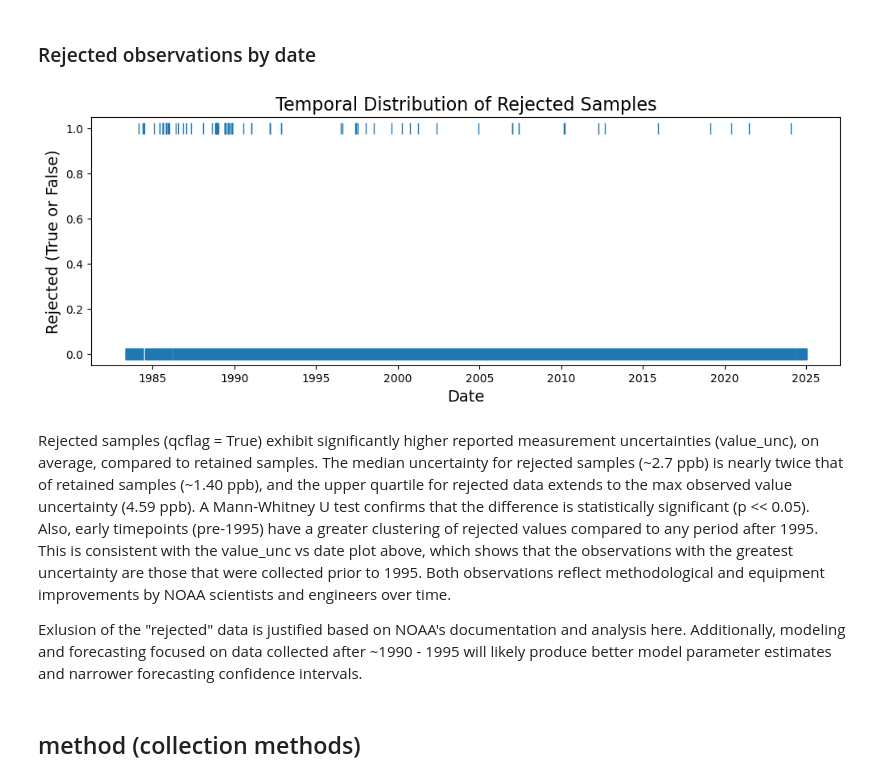
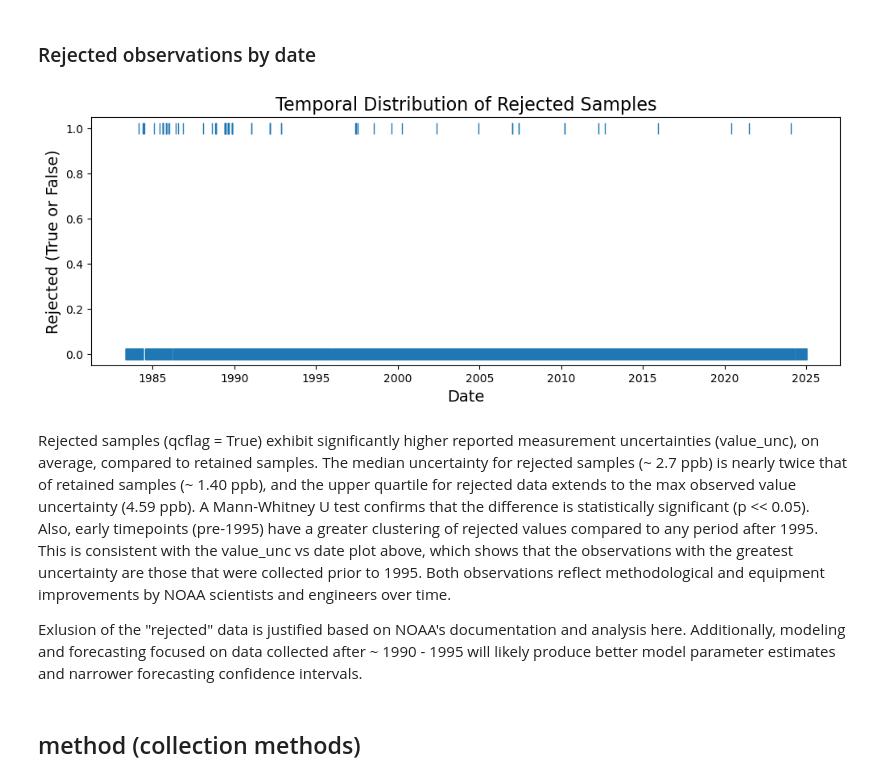
Before and after one commit to apl888/greenhouse-gas-forecasting, a Jupyter notebook: notebooks/2_ch4_eda.ipynb, the cells around one changed output. Saved outputs shown, nothing was run; the diff lists cells and outputs as text; code cells hidden in the pictures.

```diff
--- a/notebooks/2_ch4_eda.ipynb
+++ b/notebooks/2_ch4_eda.ipynb
@@ -161,7 +174,7 @@ Number of value_unc == -999.999: 22
 # plot the value_unc values vs date to investigate any trend.  The references suggest that the data collection
 # and retrieval methods have improved over time.  So, the expectation is to see lower value uncertainty over time.
 
-filtered_df = df[df['value_unc'] != -999.999]
+filtered_df = df[df['value_unc'] != -999.999].copy()
 filtered_df.plot(y='value_unc')
 plt.title('Value Uncertainty Vs. Date', fontsize=16)
 plt.ylabel('Value Uncertainty', fontsize=14)
@@ -258,7 +271,7 @@ Percent of rejected observations in the dataset: 1.21%
 # %%
 # explore any correlation between rejected observations and value_unc values
 
-df['rejected'] = df['qcflag'].isin(['M..', 'C..', 'B..'])
+filtered_df['rejected'] = filtered_df['qcflag'].isin(['M..', 'C..', 'B..'])
 
 sns.boxplot(x='rejected', y='value_unc', data=filtered_df)
 plt.title('Uncertainty Distribution for Retained vs Rejected Samples', fontsize=16)
@@ -292,19 +305,19 @@ The Mann-Whitney U test rejectes the null hypothesis that there is no difference
 # %%
 # determine if rejected observations are clustered by date
 
 plt.figure(figsize=(12,4))
-plt.plot(df.index, df['rejected'], '|', markersize=10)
+plt.plot(filtered_df.index, filtered_df['rejected'], '|', markersize=10)
 plt.title('Temporal Distribution of Rejected Samples', fontsize=16)
 plt.ylabel('Rejected (True or False)', fontsize=14)
 plt.xlabel('Date', fontsize=14)
 plt.show()
 # %% [output]
-[figure, old version]
+[figure, new version]
 # %% [markdown]
-Rejected samples (qcflag = True) exhibit significantly higher reported measurement uncertainties (value_unc), on average, compared to retained samples.  The median uncertainty for rejected samples (~2.7 ppb) is nearly twice that of retained samples (~1.40 ppb), and the upper quartile for rejected data extends to the max observed value uncertainty (4.59 ppb). A Mann-Whitney U test confirms that the difference is statistically significant (p << 0.05).
+Rejected samples (qcflag = True) exhibit significantly higher reported measurement uncertainties (value_unc), on average, compared to retained samples.  The median uncertainty for rejected samples (~ 2.7 ppb) is nearly twice that of retained samples (~ 1.40 ppb), and the upper quartile for rejected data extends to the max observed value uncertainty (4.59 ppb). A Mann-Whitney U test confirms that the difference is statistically significant (p << 0.05).
 Also, early timepoints (pre-1995) have a greater clustering of rejected values compared to any period after 1995.  This is consistent with the value_unc vs date plot above, which shows that the observations with the greatest uncertainty are those that were collected prior to 1995. Both observations reflect methodological and equipment improvements by NOAA scientists and engineers over time.
 
-Exlusion of the "rejected" data is justified based on NOAA's documentation and analysis here.  Additionally, modeling and forecasting focused on data collected after ~1990 - 1995 will likely produce better model parameter estimates and narrower forecasting confidence intervals.
+Exlusion of the "rejected" data is justified based on NOAA's documentation and analysis here.  Additionally, modeling and forecasting focused on data collected after ~ 1990 - 1995 will likely produce better model parameter estimates and narrower forecasting confidence intervals.
 # %% [markdown]
 ## method (collection methods)
 # %% [markdown]
```
Also changed, not shown: parts of 13 cells of this notebook, 2 other files.
